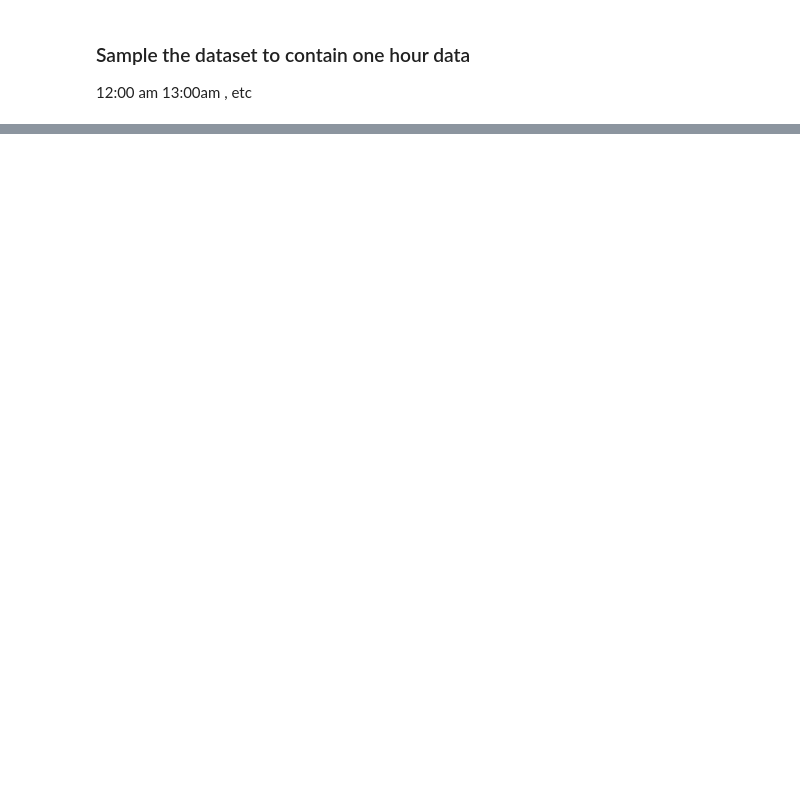
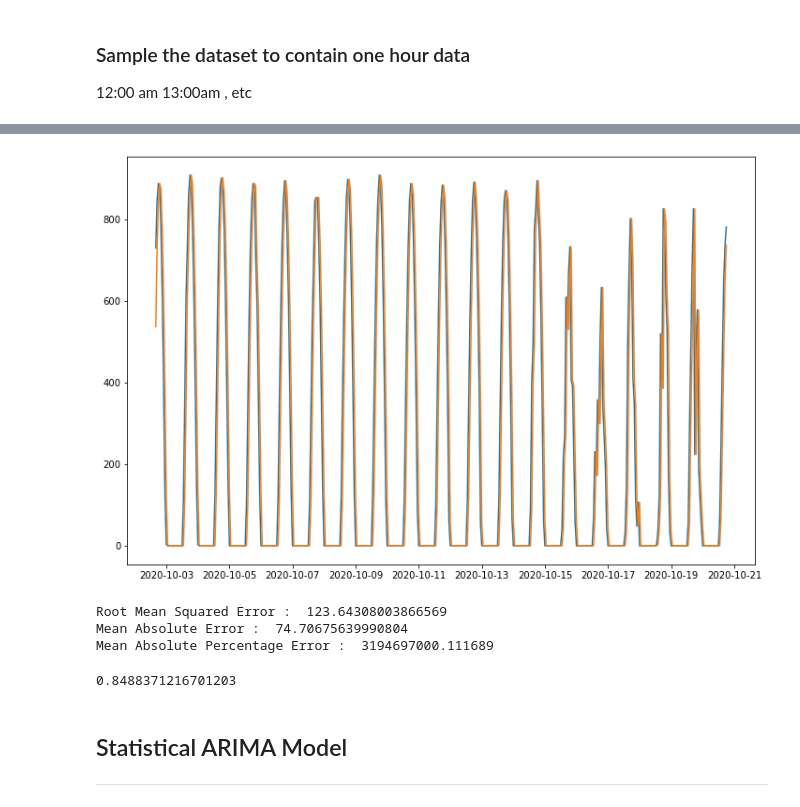
Before and after one commit to Rujul-Patel/InternshipTest, a Jupyter notebook: prescinto.ipynb, the cells around one changed output, grey strips where cells are left out. Saved outputs shown, nothing was run; the diff lists cells and outputs as text; code cells hidden in the pictures; blank space fills up the shorter version.

```diff
--- a/prescinto.ipynb
+++ b/prescinto.ipynb
@@ -139,0 +125,3 @@ TypeError: pivot() missing 1 required argument: 'columns'
+# %%
+df = df.asfreq('H')
+df
@@ -139,0 +151,4 @@ TypeError: pivot() missing 1 required argument: 'columns'
+# %%
+split = int(df.shape[0]*0.7)
+train_df = df[:split]
+test_df = df[split:]
@@ -139,0 +175,3 @@ TypeError: pivot() missing 1 required argument: 'columns'
+# %%
+naive_forecast = df[split - 1:-1]
+naive_forecast
@@ -139,0 +193,14 @@ TypeError: pivot() missing 1 required argument: 'columns'
+# %%
+plt.plot(test_df.index,test_df['irradiance'])
+plt.plot(test_df.index,naive_forecast['irradiance'])
+plt.show()
+# %% [output]
+[figure, added]
+# %%
+print("Root Mean Squared Error : ",np.sqrt(keras.metrics.mean_squared_error(test_df['irradiance'],naive_forecast['irradiance']).numpy()))
+print("Mean Absolute Error : ",keras.metrics.mean_absolute_error(test_df['irradiance'],naive_forecast['irradiance']).numpy())
+print("Mean Absolute Percentage Error : ",keras.metrics.mean_absolute_percentage_error(test_df['irradiance'],naive_forecast['irradiance']).numpy())
+# %% [output]
+Root Mean Squared Error :  123.64308003866569
+Mean Absolute Error :  74.70675639990804
+Mean Absolute Percentage Error :  3194697000.111689
@@ -139,0 +209,8 @@ TypeError: pivot() missing 1 required argument: 'columns'
+# %%
+sklearn.metrics.r2_score(test_df['irradiance'],naive_forecast['irradiance'])
+# %% [output]
+0.8488371216701203
+# %% [markdown]
+## Statistical ARIMA Model
+
+------------------------------
```
Also changed, not shown: parts of 28 cells of this notebook.
